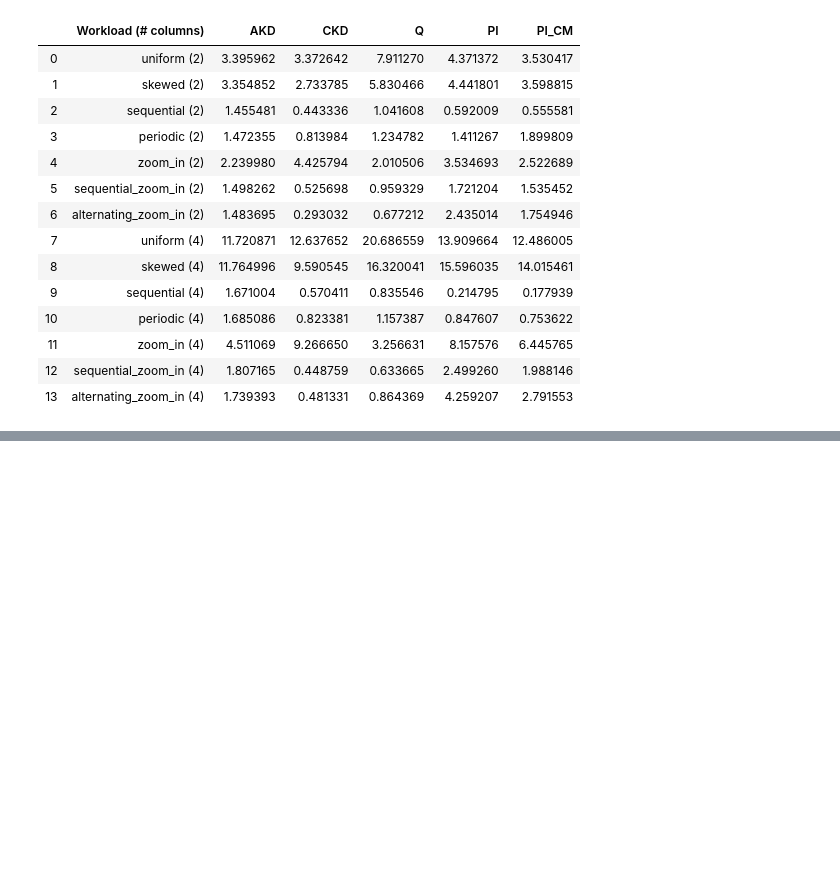
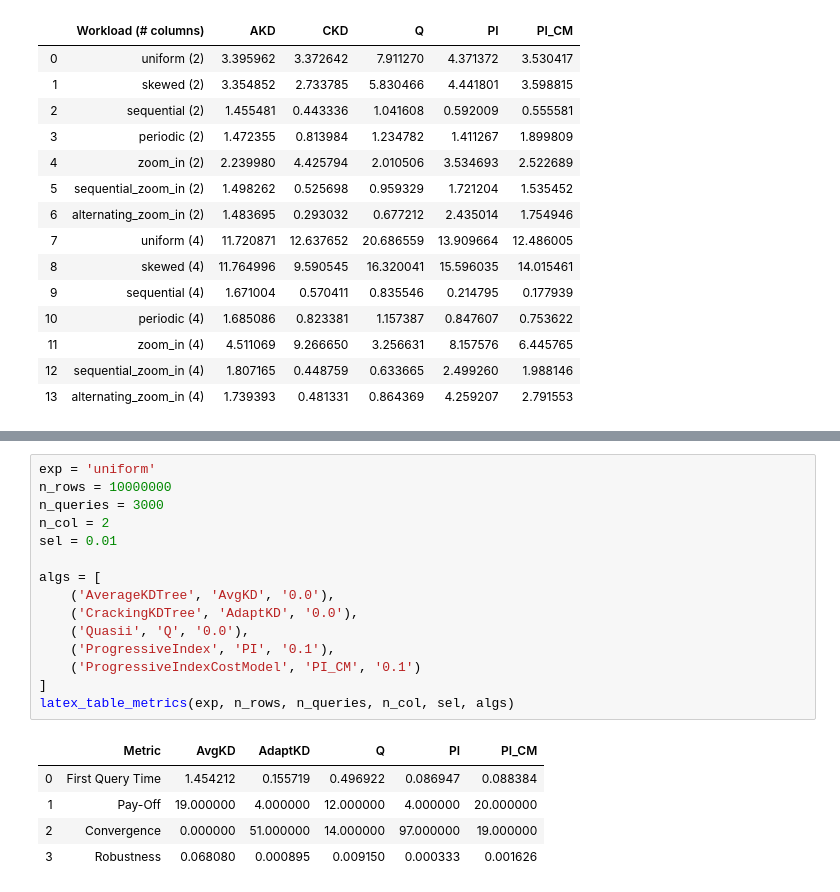
Before and after one commit to pdet/MultidimensionalAdaptiveIndexing, a Jupyter notebook: experiments/synthetic_workloads/plots.ipynb, the cells around one changed output, grey strips where cells are left out. Drawn from its saved outputs; the diff is of its cells as text; blank space fills up the shorter version.

```diff
--- a/experiments/synthetic_workloads/plots.ipynb
+++ b/experiments/synthetic_workloads/plots.ipynb
@@ -402,0 +442,21 @@ df
+# %%
+exp = 'uniform'
+n_rows = 10000000
+n_queries = 3000
+n_col = 2
+sel = 0.01
+
+algs = [
+    ('AverageKDTree', 'AvgKD', '0.0'),
+    ('CrackingKDTree', 'AdaptKD', '0.0'),
+    ('Quasii', 'Q', '0.0'),
+    ('ProgressiveIndex', 'PI', '0.1'),
+    ('ProgressiveIndexCostModel', 'PI_CM', '0.1')
+]
+latex_table_metrics(exp, n_rows, n_queries, n_col, sel, algs)
+# %% [output]
+|  | Metric | AvgKD | AdaptKD | Q | PI | PI_CM |
+| 0 | First Query Time | 1.454212 | 0.155719 | 0.496922 | 0.086947 | 0.088384 |
+| 1 | Pay-Off | 19.000000 | 4.000000 | 12.000000 | 4.000000 | 20.000000 |
+| 2 | Convergence | 0.000000 | 51.000000 | 14.000000 | 97.000000 | 19.000000 |
+| 3 | Robustness | 0.068080 | 0.000895 | 0.009150 | 0.000333 | 0.001626 |
```
Also changed, not shown: parts of 3 cells of this notebook, 1 other file.
